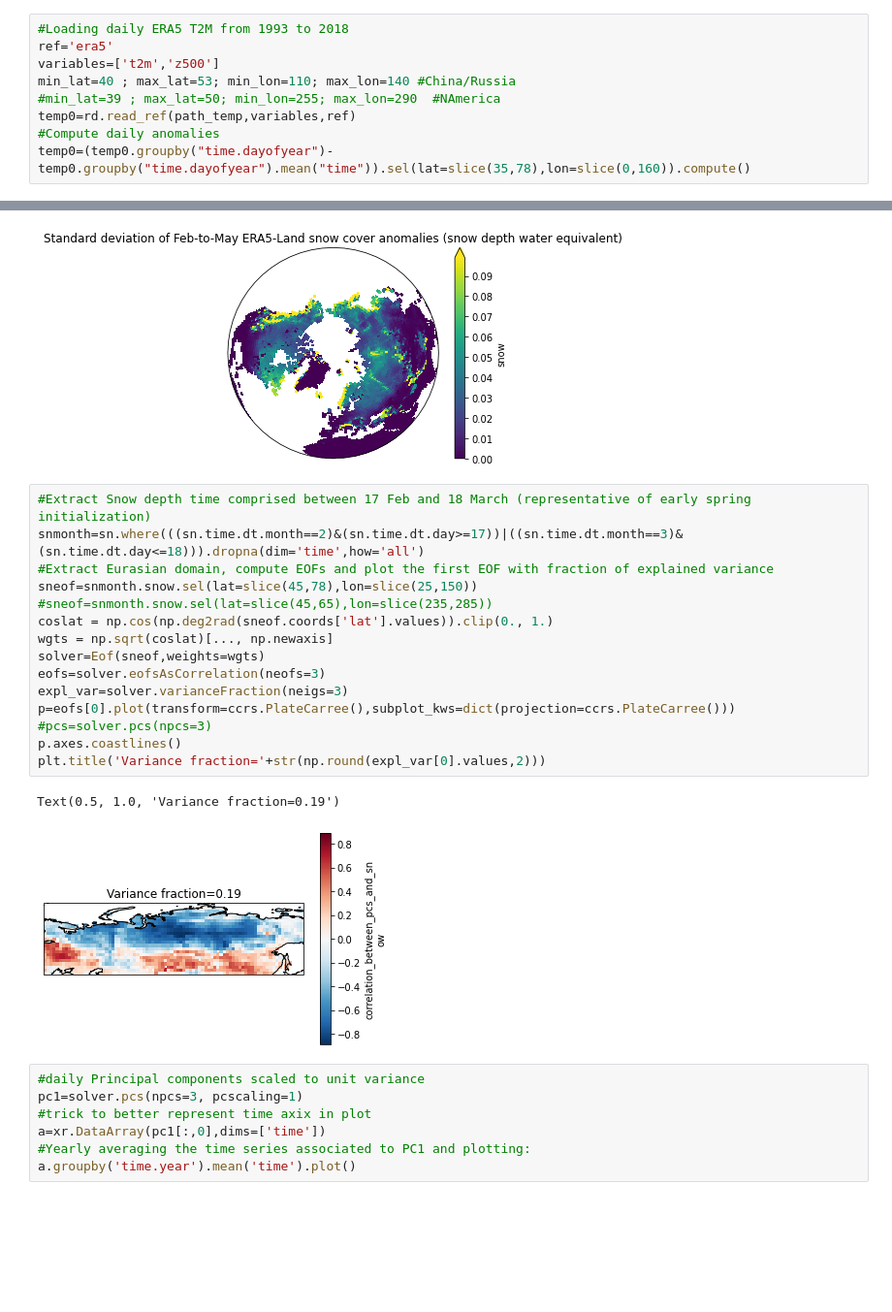
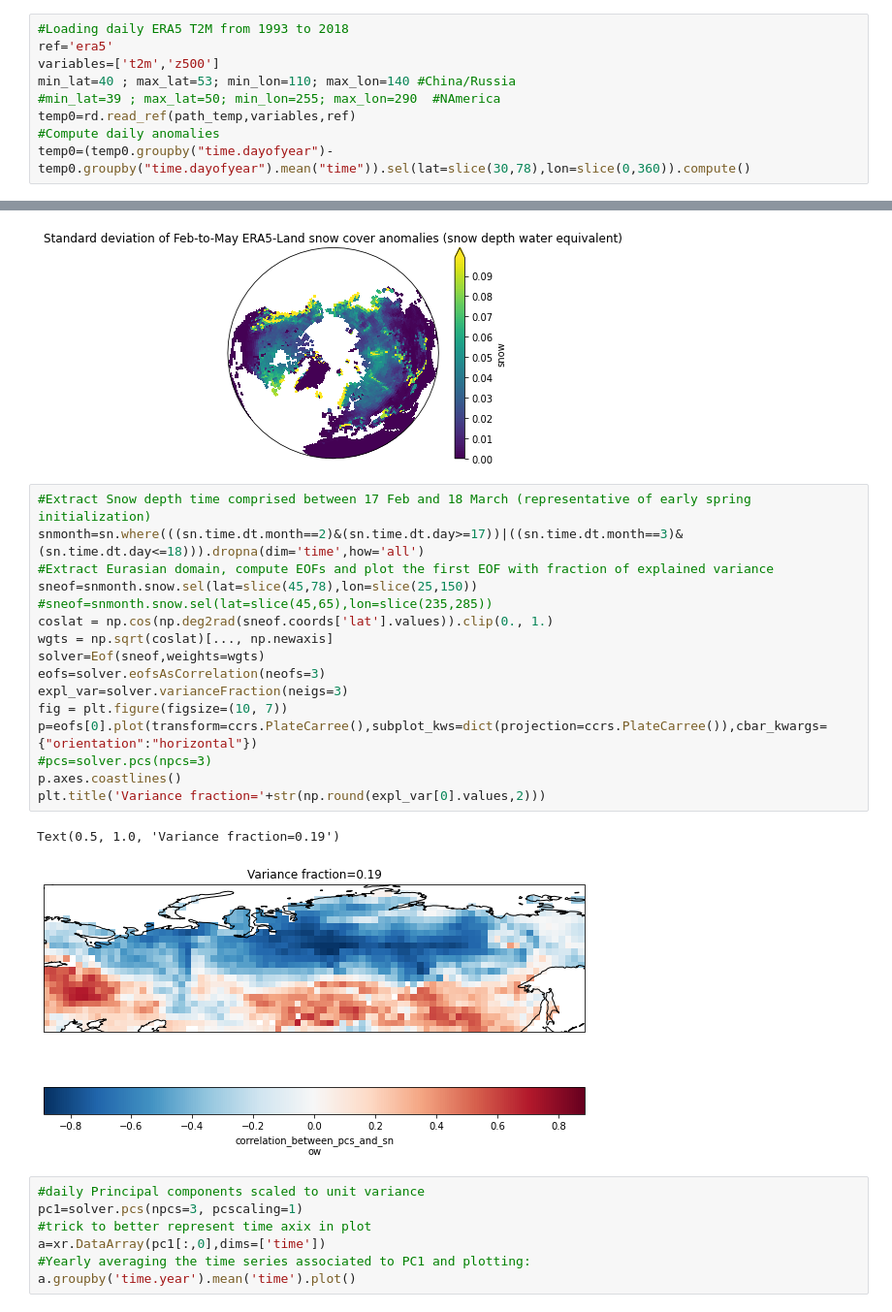
Before and after one commit to CArdilouze/Project_snow_BSC_CNRM, a Jupyter notebook: Obs_lagged_regression.ipynb, the cells around one changed output, grey strips where cells are left out. Shown: that part at 97% size. Cells and saved outputs as stored; diff of their text form; blank space fills up the shorter version.

```diff
--- a/Obs_lagged_regression.ipynb
+++ b/Obs_lagged_regression.ipynb
@@ -32,7 +32,7 @@ min_lat=40 ; max_lat=53; min_lon=110; max_lon=140 #China/Russia
 #min_lat=39 ; max_lat=50; min_lon=255; max_lon=290  #NAmerica
 temp0=rd.read_ref(path_temp,variables,ref)
 #Compute daily anomalies
-temp0=(temp0.groupby("time.dayofyear")-temp0.groupby("time.dayofyear").mean("time")).sel(lat=slice(35,78),lon=slice(0,160)).compute()
+temp0=(temp0.groupby("time.dayofyear")-temp0.groupby("time.dayofyear").mean("time")).sel(lat=slice(30,78),lon=slice(0,360)).compute()
 # %%
 print(temp0)
 # %% [output]
@@ -72,21 +72,22 @@ Text(0.5, 1.0, 'Standard deviation of Feb-to-May ERA5-Land snow cover anomalies
 # %%
 #Extract Snow depth time comprised between 17 Feb and 18 March (representative of early spring initialization)
 snmonth=sn.where(((sn.time.dt.month==2)&(sn.time.dt.day>=17))|((sn.time.dt.month==3)&(sn.time.dt.day<=18))).dropna(dim='time',how='all')
 #Extract Eurasian domain, compute EOFs and plot the first EOF with fraction of explained variance
 sneof=snmonth.snow.sel(lat=slice(45,78),lon=slice(25,150))
 #sneof=snmonth.snow.sel(lat=slice(45,65),lon=slice(235,285))
 coslat = np.cos(np.deg2rad(sneof.coords['lat'].values)).clip(0., 1.)
 wgts = np.sqrt(coslat)[..., np.newaxis]
 solver=Eof(sneof,weights=wgts)
 eofs=solver.eofsAsCorrelation(neofs=3)
 expl_var=solver.varianceFraction(neigs=3)
-p=eofs[0].plot(transform=ccrs.PlateCarree(),subplot_kws=dict(projection=ccrs.PlateCarree()))
+fig = plt.figure(figsize=(10, 7))
+p=eofs[0].plot(transform=ccrs.PlateCarree(),subplot_kws=dict(projection=ccrs.PlateCarree()),cbar_kwargs={"orientation":"horizontal"})
 #pcs=solver.pcs(npcs=3)
 p.axes.coastlines()
 plt.title('Variance fraction='+str(np.round(expl_var[0].values,2)))
 # %% [output]
 Text(0.5, 1.0, 'Variance fraction=0.19')
-[figure, old version]
+[figure, new version]
 # %%
 #daily Principal components scaled to unit variance
 pc1=solver.pcs(npcs=3, pcscaling=1)
```
Also changed, not shown: parts of 6 cells of this notebook.
